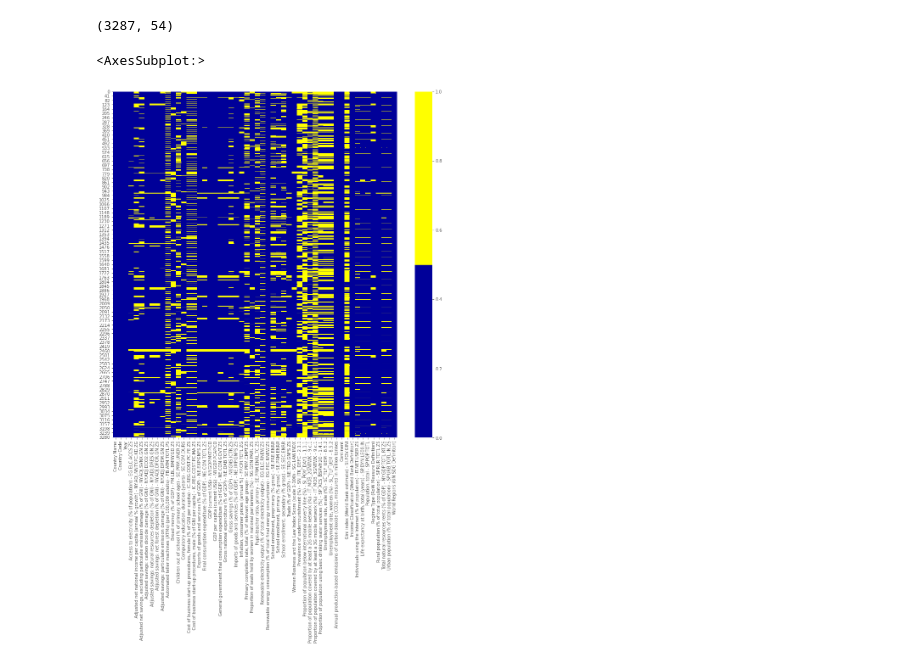
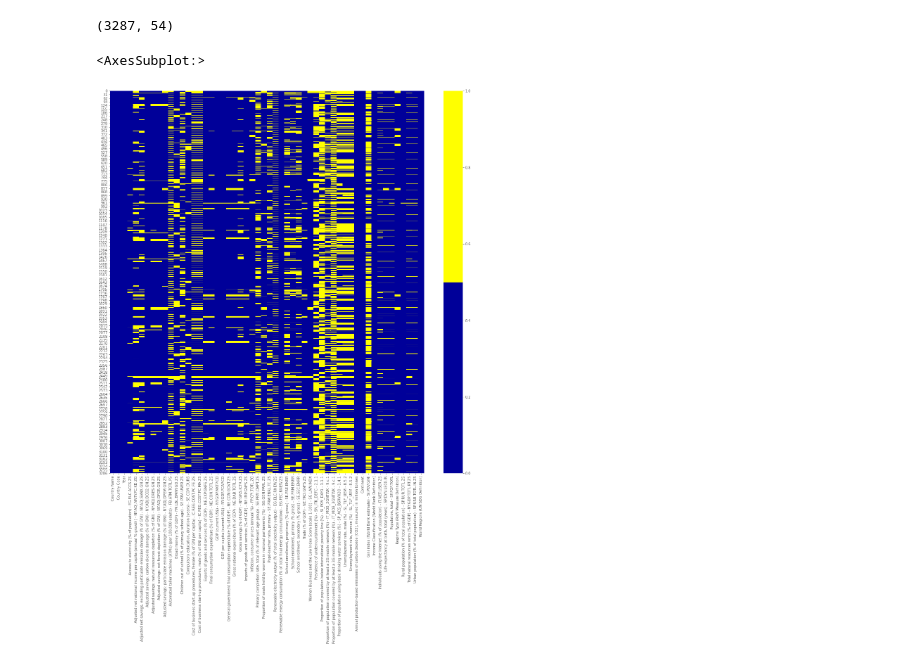
Before and after one commit to nutellaweera/DS_Hackathon_2021, a Jupyter notebook: towards_ds.ipynb, the cells around one changed output. Saved outputs shown, nothing was run; the diff lists cells and outputs as text; code cells hidden in the pictures.

Commit message:
Random tweaks to missing data plot.

```diff
--- a/towards_ds.ipynb
+++ b/towards_ds.ipynb
@@ -1,31 +1,29 @@
 # %%
-# import packages
+# based on https://www.justintodata.com/data-cleaning-python-ultimate-guide/
 import pandas as pd
-import numpy as np
 import seaborn as sns
 
 import matplotlib.pyplot as plt
-import matplotlib.mlab as mlab
 import matplotlib
 plt.style.use('ggplot')
 from matplotlib.pyplot import figure
 
 %matplotlib inline
-matplotlib.rcParams['figure.figsize'] = (15,15)
+matplotlib.rcParams['figure.figsize'] = (20,20)
 
 pd.options.mode.chained_assignment = None
 
 # read the data
 df = pd.read_csv('dataset.csv')
 
-# shape of the data
+# row/col counts
 print(df.shape)
 # %% [output]
 (3287, 54)
 # %%
-cols = df.columns[:54]
-colours = ['#000099', '#ffff00'] # specify the colours - yellow is missing. blue is not missing.
+cols = df.columns
+colours = ['#000099', '#ffff00'] # yellow = missing data.
 sns.heatmap(df[cols].isnull(), cmap=sns.color_palette(colours))
 # %% [output]
 <AxesSubplot:>
-[figure, old version]
+[figure, new version]
```
Also changed, not shown: 2 other files.
